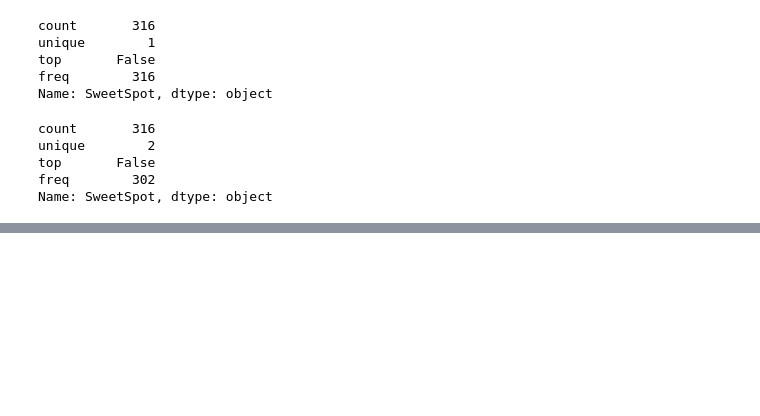
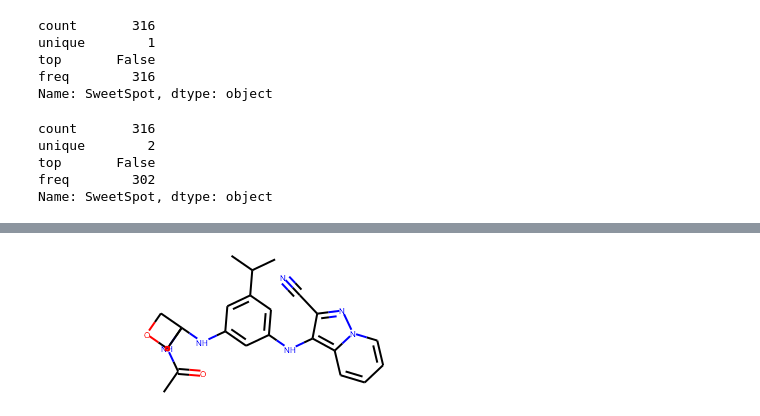
Before and after one commit to mew-two-github/de-Novo-drug-Design, a Jupyter notebook: 3.6/FMPO-Visualising the outputs.ipynb, the cells around one changed output, grey strips where cells are left out. Saved outputs shown, nothing was run; the diff lists cells and outputs as text; code cells hidden in the pictures; blank space fills up the shorter version.

```diff
--- a/3.6/FMPO-Visualising the outputs.ipynb
+++ b/3.6/FMPO-Visualising the outputs.ipynb
@@ -89,4 +91,4 @@ top       False
 freq        302
 Name: SweetSpot, dtype: object
 # %%
-df.loc[df.SweetSpot==True]
+new_df = df.loc[df.SweetSpot==True]
@@ -108,0 +106,4 @@ df.loc[df.SweetSpot==True]
+# %%
+mol2
+# %% [output]
+[figure, added]
```
Also changed, not shown: parts of 6 cells of this notebook.
